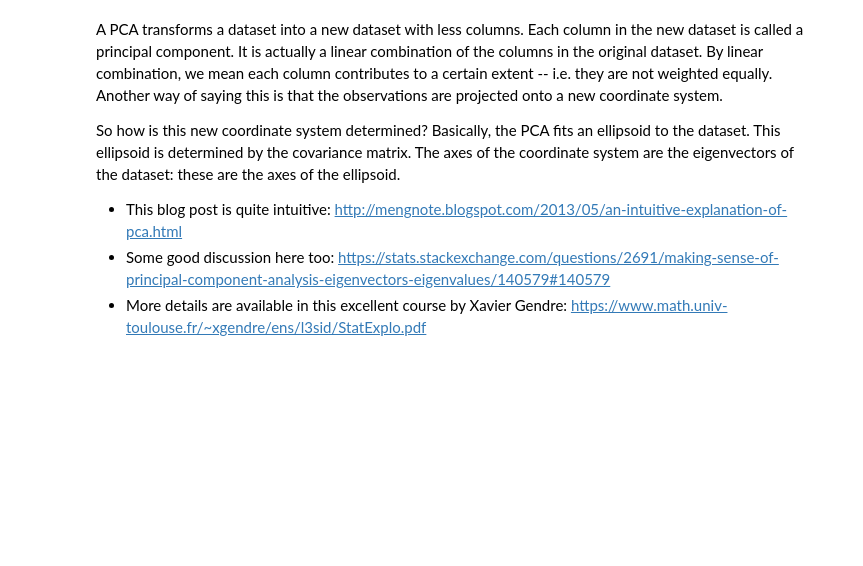
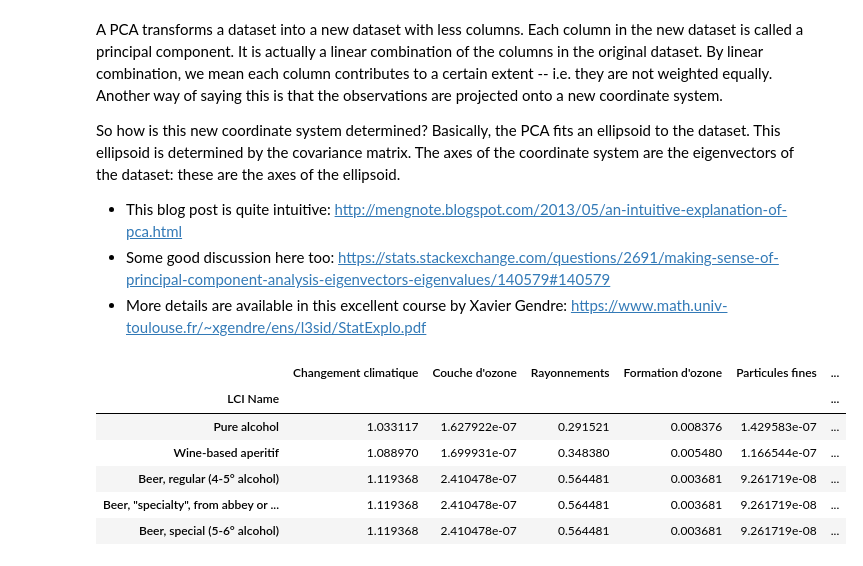
Before and after one commit to MaxHalford/data-science-tutorials, a Jupyter notebook: data-mining/finding-structure/pca-data-analysis.ipynb, the cells around one changed output. Cells and saved outputs as stored; diff of their text form; code cells hidden in the pictures; blank space fills up the shorter version.

```diff
--- a/data-mining/finding-structure/pca-data-analysis.ipynb
+++ b/data-mining/finding-structure/pca-data-analysis.ipynb
@@ -227,3 +227,13 @@ So how is this new coordinate system determined? Basically, the PCA fits an elli
 - This blog post is quite intuitive: http://mengnote.blogspot.com/2013/05/an-intuitive-explanation-of-pca.html
 - Some good discussion here too: https://stats.stackexchange.com/questions/2691/making-sense-of-principal-component-analysis-eigenvectors-eigenvalues/140579#140579
 - More details are available in this excellent course by Xavier Gendre: https://www.math.univ-toulouse.fr/~xgendre/ens/l3sid/StatExplo.pdf
+# %%
+drinks.head()
+# %% [output]
+|  | Changement climatique | Couche d'ozone | Rayonnements | Formation d'ozone | Particules fines | ... |
+| LCI Name |  |  |  |  |  | ... |
+| Pure alcohol | 1.033117 | 1.627922e-07 | 0.291521 | 0.008376 | 1.429583e-07 | ... |
+| Wine-based aperitif | 1.088970 | 1.699931e-07 | 0.348380 | 0.005480 | 1.166544e-07 | ... |
+| Beer, regular (4-5° alcohol) | 1.119368 | 2.410478e-07 | 0.564481 | 0.003681 | 9.261719e-08 | ... |
+| Beer, "specialty", from abbey or ... | 1.119368 | 2.410478e-07 | 0.564481 | 0.003681 | 9.261719e-08 | ... |
+| Beer, special (5-6° alcohol) | 1.119368 | 2.410478e-07 | 0.564481 | 0.003681 | 9.261719e-08 | ... |
```
Also changed, not shown: parts of 5 cells of this notebook, 5 other files.
